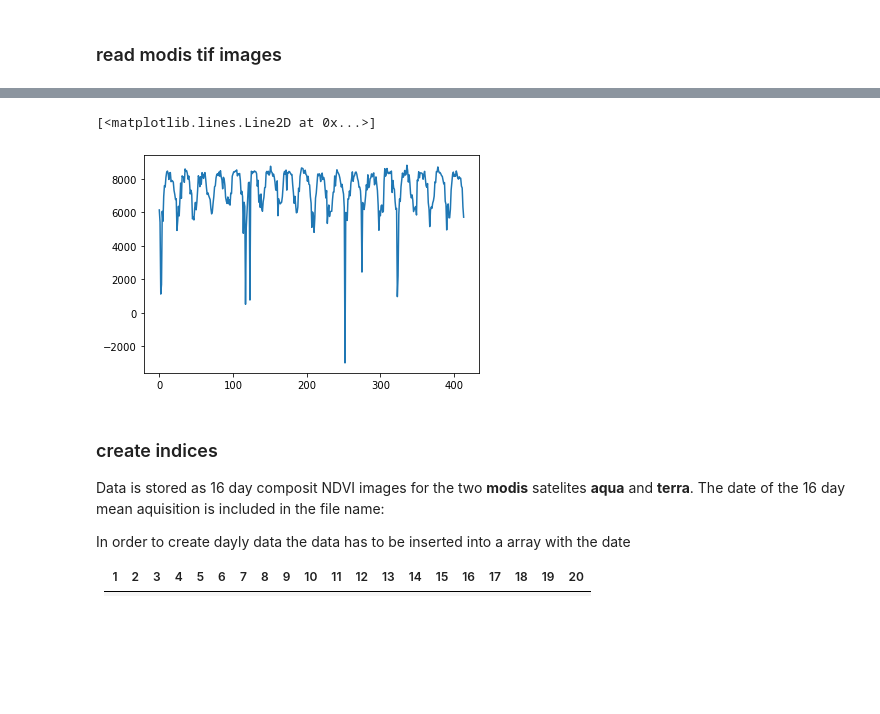
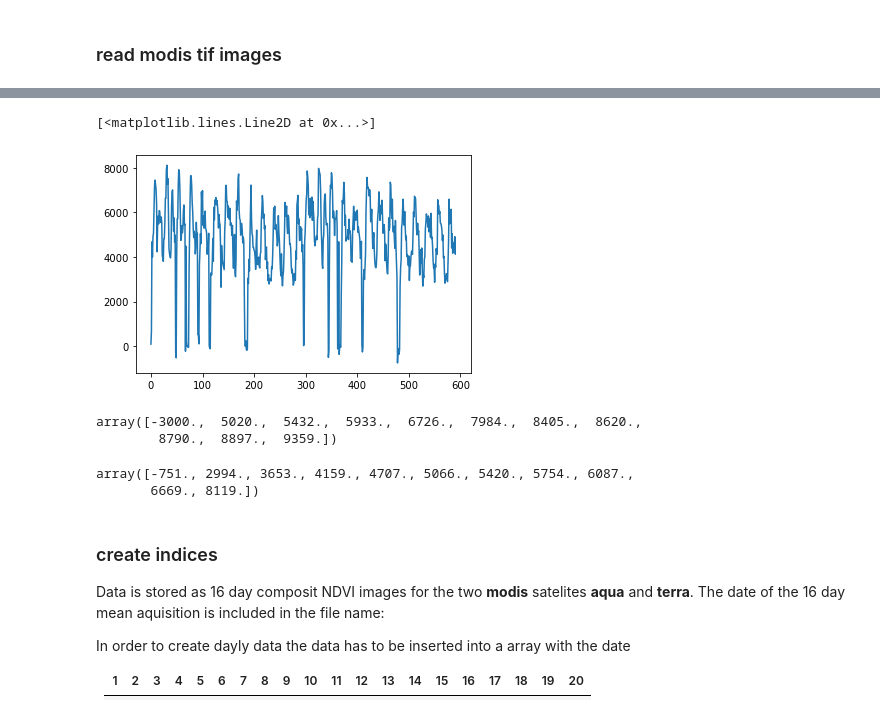
Before and after one commit to satlawa/proj_time_series_analysis, a Jupyter notebook: smothing.ipynb, the cells around one changed output, grey strips where cells are left out. Drawn from its saved outputs; the diff is of its cells as text; code cells hidden in the pictures; blank space fills up the shorter version.

```diff
--- a/smothing.ipynb
+++ b/smothing.ipynb
@@ -43,10 +44,10 @@ def tif2array(file_path, dtype=np.uint8):
     return image
 # %%
 # set path to data
-path_dir = '/home/philipp/Desktop/time_series/georgia/modis_rest/raw/'
+path_dir = '/home/philipp/Data/modis/raw/'
 files = os.listdir(path_dir)
 
-start_year = 2012
+start_year = 2009
 end_year = 2021
 
 #find
@@ -102,8 +103,18 @@ plt.imshow(images[:,:,1])
 # %%
-plt.plot(images[288,288])
+plt.plot(images[800,1000])
 # %% [output]
 [<matplotlib.lines.Line2D at 0x...>]
-[figure, old version]
+[figure, new version]
+# %%
+np.quantile(images[288,288], np.arange(0,1.1,0.1))
+# %% [output]
+array([-3000.,  5020.,  5432.,  5933.,  6726.,  7984.,  8405.,  8620.,
+        8790.,  8897.,  9359.])
+# %%
+np.quantile(images[800,1000], np.arange(0,1.1,0.1))
+# %% [output]
+array([-751., 2994., 3653., 4159., 4707., 5066., 5420., 5754., 6087.,
+       6669., 8119.])
 # %% [markdown]
 ### create indices
 
```
Also changed, not shown: parts of 23 cells of this notebook.
